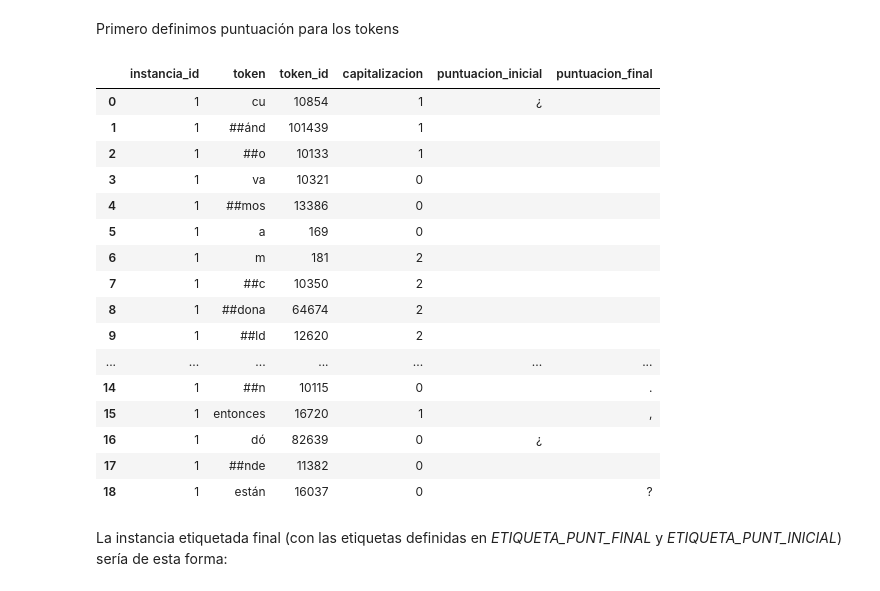
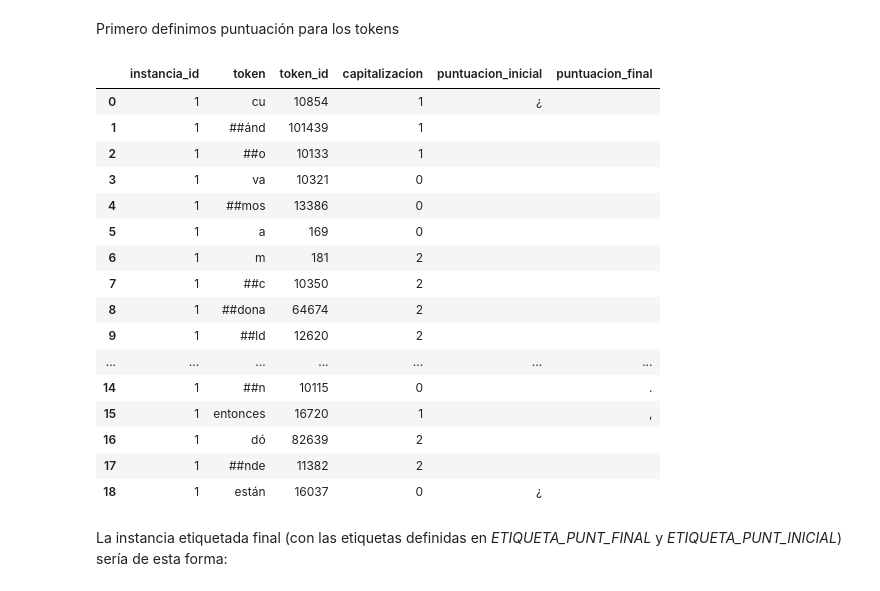
Before and after one commit to LeoBrasileo/Aprendizaje-Automatico-TP2, a Jupyter notebook: py/TP2_main.ipynb, the cells around one changed output. Cells and saved outputs as stored; diff of their text form; code cells hidden in the pictures.

```diff
--- a/py/TP2_main.ipynb
+++ b/py/TP2_main.ipynb
@@ -87,33 +87,33 @@ Ejemplo 1:
 # %% [markdown]
 Primero definimos puntuación para los tokens
 # %%
-texto_original = "¿Cuándo vamos a McDonald's? Ellos no vienen. Entonces, ¿dónde están?"
+texto_original = "¿Cuándo vamos a McDonald's?Ellos no vienen. Entonces, - ¿dónde están?"
 
 texto_limpio = limpiar_string(texto_original)
 tokens_texto_limpio = tokenizer.tokenize(texto_limpio)
 
 puntuacion_tokens = asignar_puntuacion_a_tokens(instancia_original=texto_original,
                                                 instancia_id=1,
                                                 instancia_tokens=tokens_texto_limpio)
 pd.DataFrame.from_dict(puntuacion_tokens)
 # %% [output]
 |  | instancia_id | token | token_id | capitalizacion | puntuacion_inicial | puntuacion_final |
 | 0 | 1 | cu | 10854 | 1 | ¿ |  |
 | 1 | 1 | ##ánd | 101439 | 1 |  |  |
 | 2 | 1 | ##o | 10133 | 1 |  |  |
 | 3 | 1 | va | 10321 | 0 |  |  |
 | 4 | 1 | ##mos | 13386 | 0 |  |  |
 | 5 | 1 | a | 169 | 0 |  |  |
 | 6 | 1 | m | 181 | 2 |  |  |
 | 7 | 1 | ##c | 10350 | 2 |  |  |
 | 8 | 1 | ##dona | 64674 | 2 |  |  |
 | 9 | 1 | ##ld | 12620 | 2 |  |  |
 | ... | ... | ... | ... | ... | ... | ... |
 | 14 | 1 | ##n | 10115 | 0 |  | . |
 | 15 | 1 | entonces | 16720 | 1 |  | , |
-| 16 | 1 | dó | 82639 | 0 | ¿ |  |
-| 17 | 1 | ##nde | 11382 | 0 |  |  |
-| 18 | 1 | están | 16037 | 0 |  | ? |
+| 16 | 1 | dó | 82639 | 2 |  |  |
+| 17 | 1 | ##nde | 11382 | 2 |  |  |
+| 18 | 1 | están | 16037 | 0 | ¿ |  |
 # %% [markdown]
 La instancia etiquetada final (con las etiquetas definidas en _ETIQUETA_PUNT_FINAL_ y _ETIQUETA_PUNT_INICIAL_) sería de esta forma:
 # %%
```
Also changed, not shown: parts of 3 cells of this notebook.
